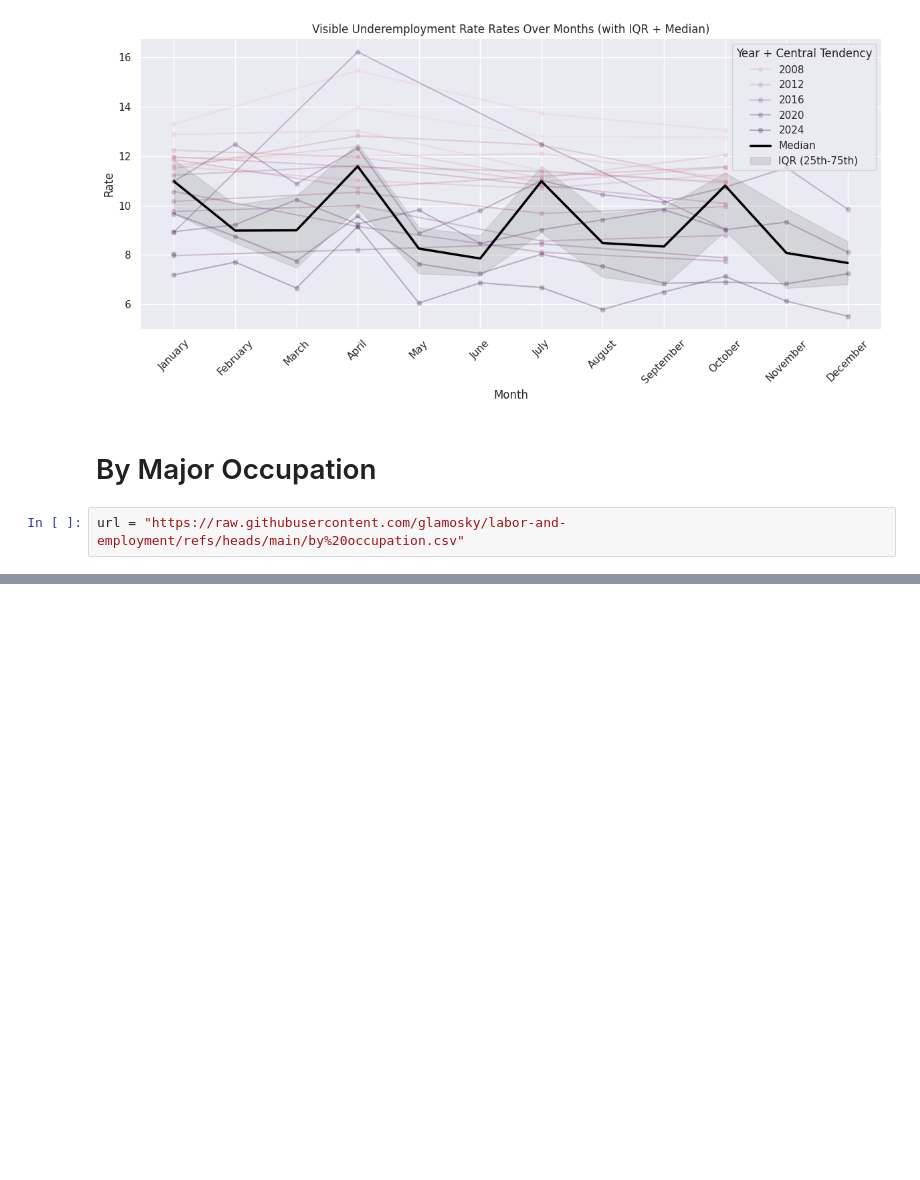
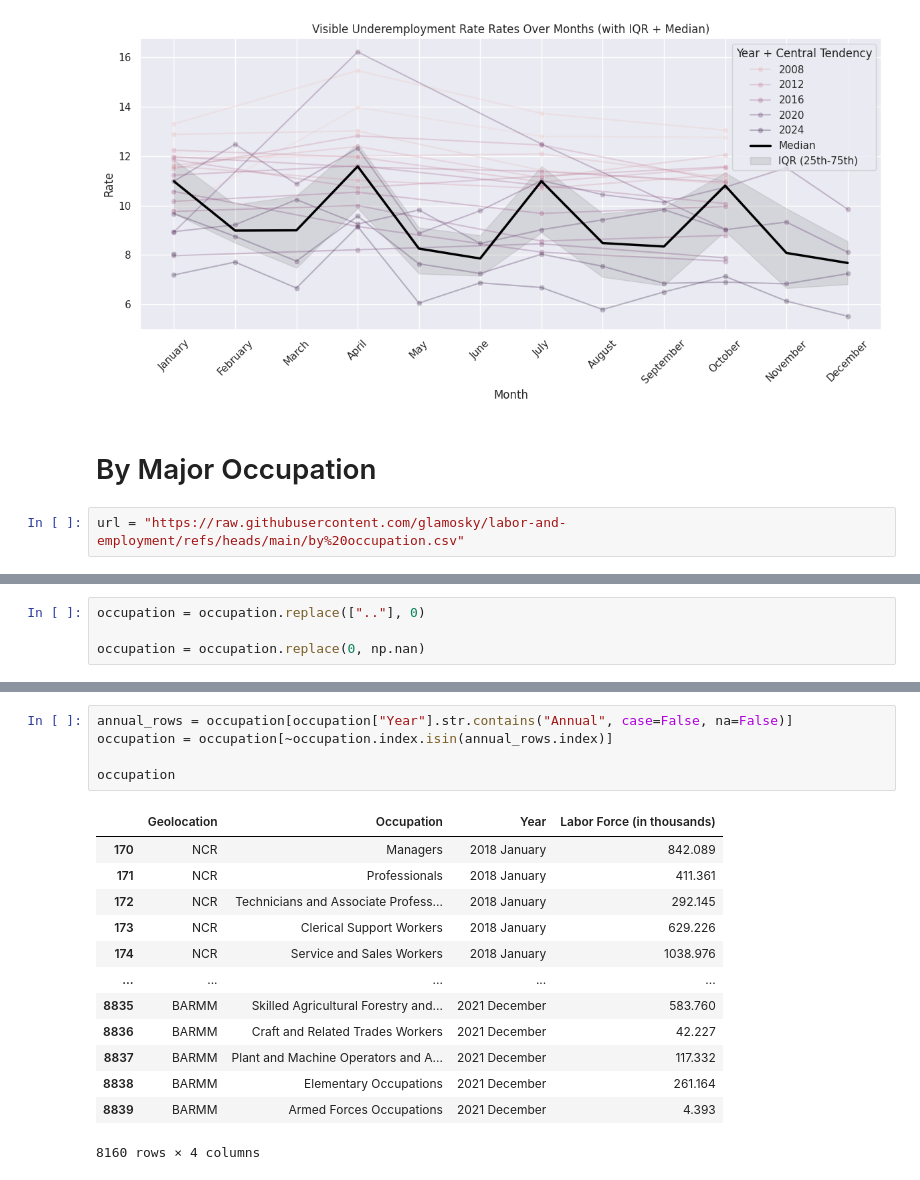
Before and after one commit to glamosky/labor-and-employment, a Jupyter notebook: labor and employment.ipynb, the cells around one changed output, grey strips where cells are left out. Saved outputs shown, nothing was run; the diff lists cells and outputs as text; blank space fills up the shorter version.

```diff
--- a/labor and employment.ipynb
+++ b/labor and employment.ipynb
@@ -368,0 +409,4 @@ url = "https://raw.githubusercontent.com/glamosky/labor-and-employment/refs/head
+# %%
+occupation = occupation.replace([".."], 0)
+
+occupation = occupation.replace(0, np.nan)
@@ -368,0 +523,19 @@ url = "https://raw.githubusercontent.com/glamosky/labor-and-employment/refs/head
+# %%
+annual_rows = occupation[occupation["Year"].str.contains("Annual", case=False, na=False)]
+occupation = occupation[~occupation.index.isin(annual_rows.index)]
+
+occupation
+# %% [output]
+|  | Geolocation | Occupation | Year | Labor Force (in thousands) |
+| 170 | NCR | Managers | 2018 January | 842.089 |
+| 171 | NCR | Professionals | 2018 January | 411.361 |
+| 172 | NCR | Technicians and Associate Profess... | 2018 January | 292.145 |
+| 173 | NCR | Clerical Support Workers | 2018 January | 629.226 |
+| 174 | NCR | Service and Sales Workers | 2018 January | 1038.976 |
+| ... | ... | ... | ... | ... |
+| 8835 | BARMM | Skilled Agricultural Forestry and... | 2021 December | 583.760 |
+| 8836 | BARMM | Craft and Related Trades Workers | 2021 December | 42.227 |
+| 8837 | BARMM | Plant and Machine Operators and A... | 2021 December | 117.332 |
+| 8838 | BARMM | Elementary Occupations | 2021 December | 261.164 |
+| 8839 | BARMM | Armed Forces Occupations | 2021 December | 4.393 |
+8160 rows × 4 columns
```
Also changed, not shown: parts of 8 cells of this notebook.
